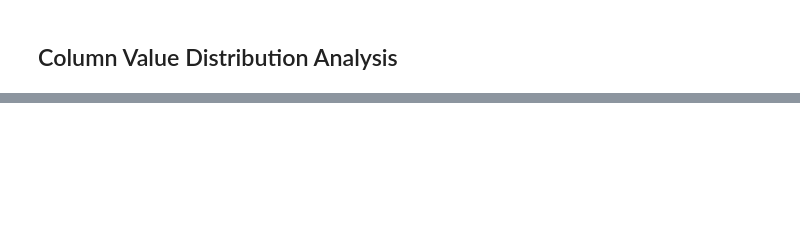
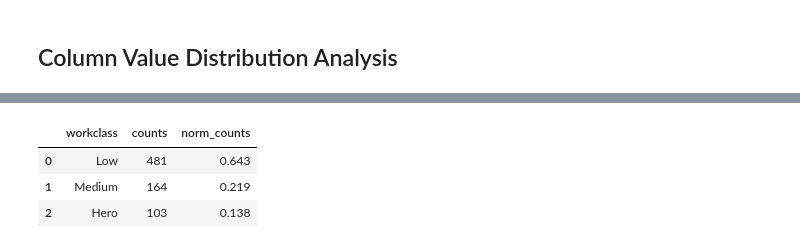
Before and after one commit to vince-gasimov/Exploratory_Data_Analysis-EDA, a Jupyter notebook: Blood_Donation.ipynb, the cells around one changed output, grey strips where cells are left out. Saved outputs shown, nothing was run; the diff lists cells and outputs as text; code cells hidden in the pictures; blank space fills up the shorter version.

```diff
--- a/Blood_Donation.ipynb
+++ b/Blood_Donation.ipynb
@@ -732,2 +895,10 @@ df.sample(15)
 # %% [markdown]
 ## Column Value Distribution Analysis
+# %%
+def value_cnt(df, column_name):
+    vc = df[column_name].value_counts()
+    vc_norm = df[column_name].value_counts(normalize=True).round(3)
+    vc = vc.rename_axis('workclass').reset_index(name='counts')
+    vc_norm = vc_norm.rename_axis('workclass').reset_index(name='norm_counts')
+    df_result = pd.concat([vc['workclass'], vc['counts'], vc_norm['norm_counts']], axis=1)
+    return df_result
@@ -733,0 +911,7 @@ df.sample(15)
+# %%
+value_cnt(df, 'Frequency_Group')
+# %% [output]
+|  | workclass | counts | norm_counts |
+| 0 | Low | 481 | 0.643 |
+| 1 | Medium | 164 | 0.219 |
+| 2 | Hero | 103 | 0.138 |
```
Also changed, not shown: parts of 13 cells of this notebook.
